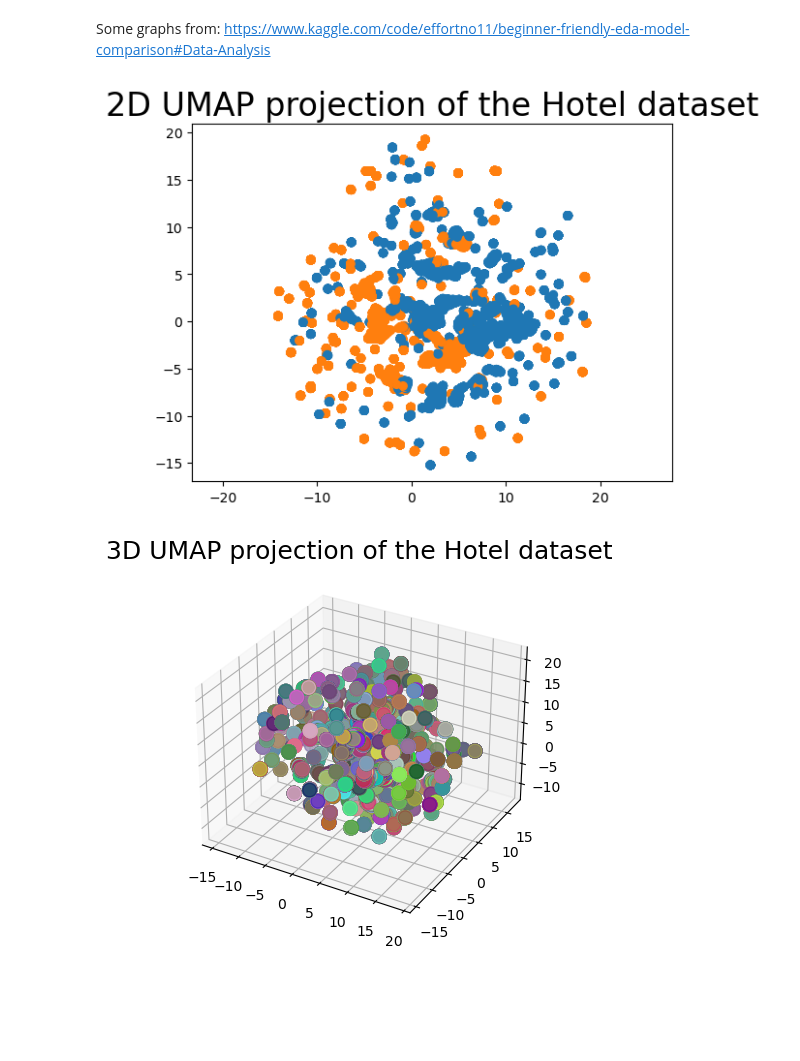
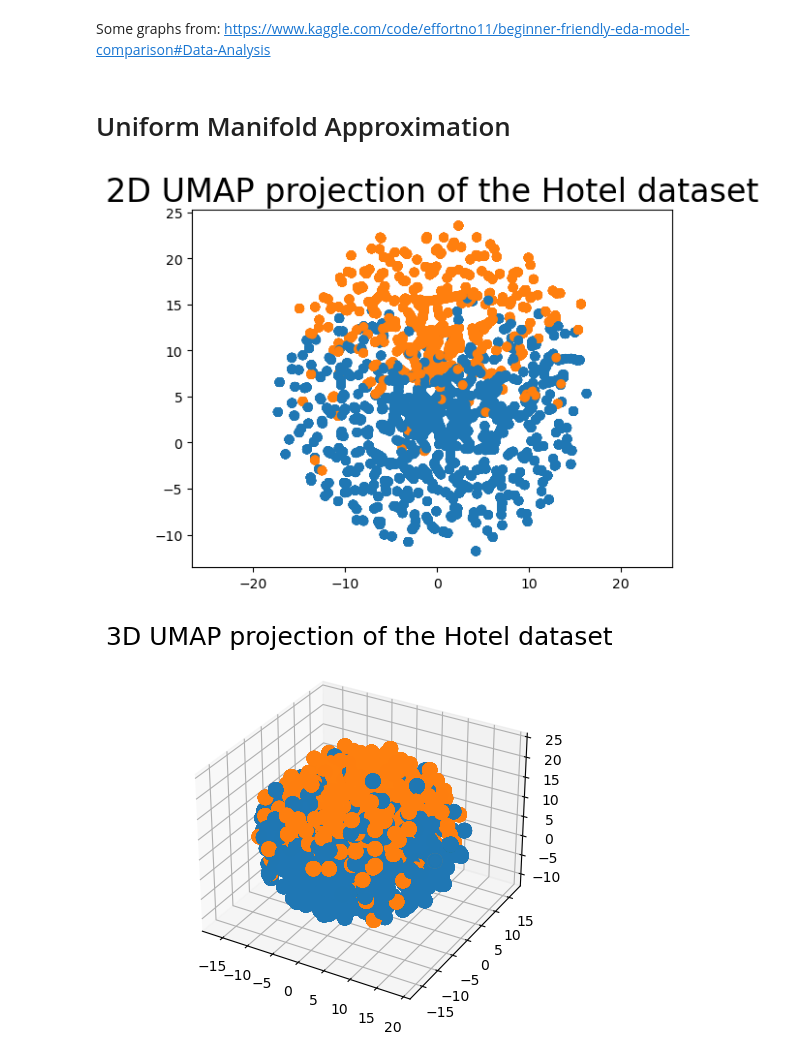
Before and after one commit to cwali09/ML-Lab-1, a Jupyter notebook: main.ipynb, the cells around one changed output. Drawn from its saved outputs; the diff is of its cells as text; code cells hidden in the pictures; blank space fills up the shorter version.

```diff
--- a/main.ipynb
+++ b/main.ipynb
@@ -309,14 +309,18 @@ plt.show()
 # %% [markdown]
 Some graphs from:
 https://www.kaggle.com/code/effortno11/beginner-friendly-eda-model-comparison#Data-Analysis
+# %% [markdown]
+# Uniform Manifold Approximation
 # %%
 import umap
 import umap.plot
 import pandas as pd
 from sklearn.utils import Bunch
+import warnings
+warnings.filterwarnings('ignore')
 
 import numpy as np
-#from sklearn.model_selection import train_test_split
+
 from sklearn.preprocessing import StandardScaler
 import matplotlib.pyplot as plt
 import seaborn as sns
@@ -364,15 +368,14 @@ df.booking_status = df.booking_status.map(map4)
 df = df.dropna()
 df.head()
 
-#sns.pairplot(df.drop("arrival_year", axis=1), hue='market_segment_type');
-
-# get columns for scaling (really is all of them)
+# get columns for scaling
 df_data = df[
     [
-"no_of_adults", "no_of_children", "no_of_weekend_nights", "no_of_week_nights", "type_of_meal_plan",
-        "required_car_parking_space", "room_type_reserved", "lead_time", "arrival_year", "arrival_month",
-        "arrival_date", "market_segment_type","repeated_guest", "no_of_previous_cancellations",
-        "no_of_previous_bookings_not_canceled", "avg_price_per_room", "no_of_special_requests", "booking_status",
+
+        "required_car_parking_space", "room_type_reserved", "lead_time",
+         "market_segment_type","repeated_guest", "no_of_previous_cancellations",
+        "no_of_previous_bookings_not_canceled", "no_of_special_requests", "booking_status",
+
     ]
 ].values
 
@@ -384,56 +387,34 @@ reducer = umap.UMAP(
 n_neighbors=15, min_dist=0.1, n_components=3, metric='euclidean'
 )
 
 # fit data
 embedding = reducer.fit_transform(scaled_df_data)
-#print(embedding.shape)
 
 # draw scatter plot (not too useful as this data doesn't seperate as nicely as things like measured lenghts of objects)
 plt.scatter(
     embedding[:, 0],
     embedding[:, 1],
     c=[sns.color_palette()[x] for x in df.booking_status])
 plt.gca().set_aspect('equal', 'datalim')
 plt.title('2D UMAP projection of the Hotel dataset', fontsize=24);
 
-#draw_umap(n_components=3, title='n_components = 3')
-
-
 # draw umap for various neighbor sizes
 data = scaled_df_data
-
-
-#print(data.shape)
-
-# make some random colors RGBA
-np.random.seed(42)
-color_data = np.random.rand(36115, 4)
-
-
-# assign each booking status a random color used for 3d plot
-class_color = color_data
-# TODO: ideally would color based on booking status, but cant quite get it to work
-
-#for n in (2, 5, 10, 20, 50, 100, 200):
-#    draw_umap(n_neighbors=n, title='n_neighbors = {}'.format(n))
-
-
-# draw umap for various min distances
-#for d in (0.0, 0.1, 0.25, 0.5, 0.8, 0.99):
-#    draw_umap(min_dist=d, title='min_dist = {}'.format(d))
+# assign each booking status a color used for 3d plot
+class_color = [sns.color_palette()[x] for x in df.booking_status]
 
 # draw umap in 3 dimensions
 draw_umap(n_components=3, title='3D UMAP projection of the Hotel dataset')
 
 
 # References
 # https://umap-learn.readthedocs.io/en/latest/basic_usage.html
 # https://umap-learn.readthedocs.io/en/latest/parameters.html
 
 # https://umap-learn.readthedocs.io/en/latest/plotting.html
 
 # Also useful link
 # https://scikit-learn.org/stable/tutorial/index.html
 # %% [output]
-[figure, old version]
+[figure, new version]
-[figure, old version]
+[figure, new version]
```
